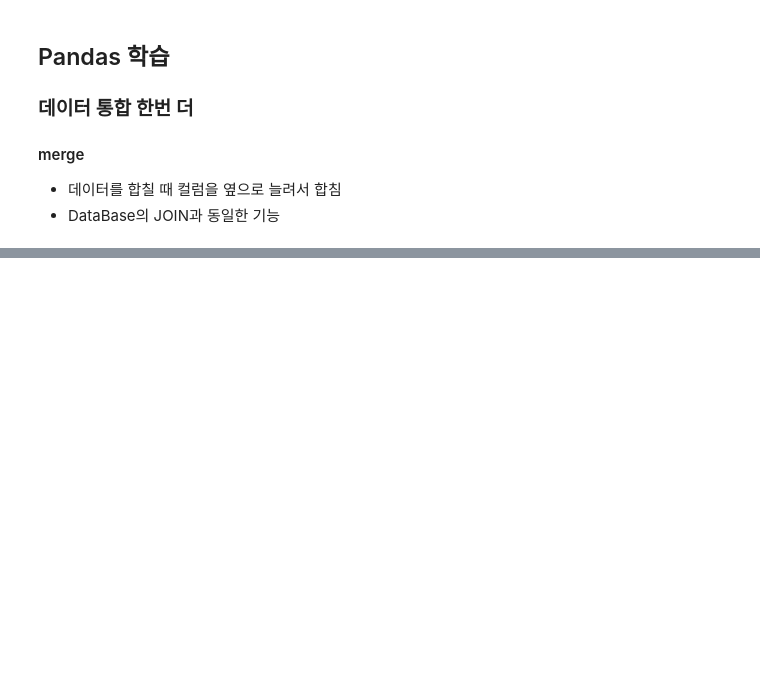
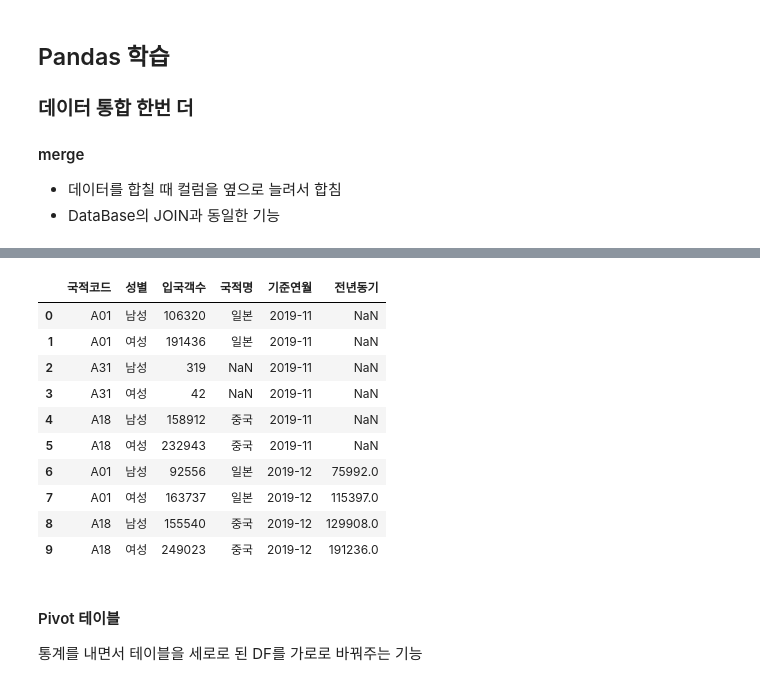
Before and after one commit to zzzissu/bigdata-analysis2024, a Jupyter notebook: day02/da03_pandas_basic.ipynb, the cells around one changed output, grey strips where cells are left out. Cells and saved outputs as stored; diff of their text form; code cells hidden in the pictures; blank space fills up the shorter version.

```diff
--- a/day02/da03_pandas_basic.ipynb
+++ b/day02/da03_pandas_basic.ipynb
@@ -45,0 +87,4 @@ df_total
+# %%
+## append를 하기 위한 데이터 하나 더 생성
+df_left2 = pd. read_excel('./data/sample_2.xlsx', header=1, skipfooter=2, usecols='A:D')
+df_left2
@@ -45,0 +139,5 @@ df_total
+# %%
+## df_left2를 가지고 df_total2를 만듦. 국적명을 제대로 받기 위해서
+df_total2 = pd.merge(left=df_left2, right=df_right,
+                     how='left', left_on='국적코드', right_on='국적코드')
+df_total2
@@ -45,0 +171,4 @@ df_total
+# %%
+## 기준연월 확인
+df_total['기준연월'] = '2019-11'
+df_total
@@ -45,0 +183,3 @@ df_total
+# %%
+df_total2['기준연월'] = '2019-12'
+df_total2
@@ -45,0 +192,18 @@ df_total
+# %%
+df_all = pd.concat([df_total, df_total2], ignore_index=True)
+df_all
+# %% [output]
+|  | 국적코드 | 성별 | 입국객수 | 국적명 | 기준연월 | 전년동기 |
+| 0 | A01 | 남성 | 106320 | 일본 | 2019-11 | NaN |
+| 1 | A01 | 여성 | 191436 | 일본 | 2019-11 | NaN |
+| 2 | A31 | 남성 | 319 | NaN | 2019-11 | NaN |
+| 3 | A31 | 여성 | 42 | NaN | 2019-11 | NaN |
+| 4 | A18 | 남성 | 158912 | 중국 | 2019-11 | NaN |
+| 5 | A18 | 여성 | 232943 | 중국 | 2019-11 | NaN |
+| 6 | A01 | 남성 | 92556 | 일본 | 2019-12 | 75992.0 |
+| 7 | A01 | 여성 | 163737 | 일본 | 2019-12 | 115397.0 |
+| 8 | A18 | 남성 | 155540 | 중국 | 2019-12 | 129908.0 |
+| 9 | A18 | 여성 | 249023 | 중국 | 2019-12 | 191236.0 |
+# %% [markdown]
+#### Pivot 테이블
+통계를 내면서 테이블을 세로로 된 DF를 가로로 바꿔주는 기능
```
Also changed, not shown: parts of 20 cells of this notebook, 5 other files.
